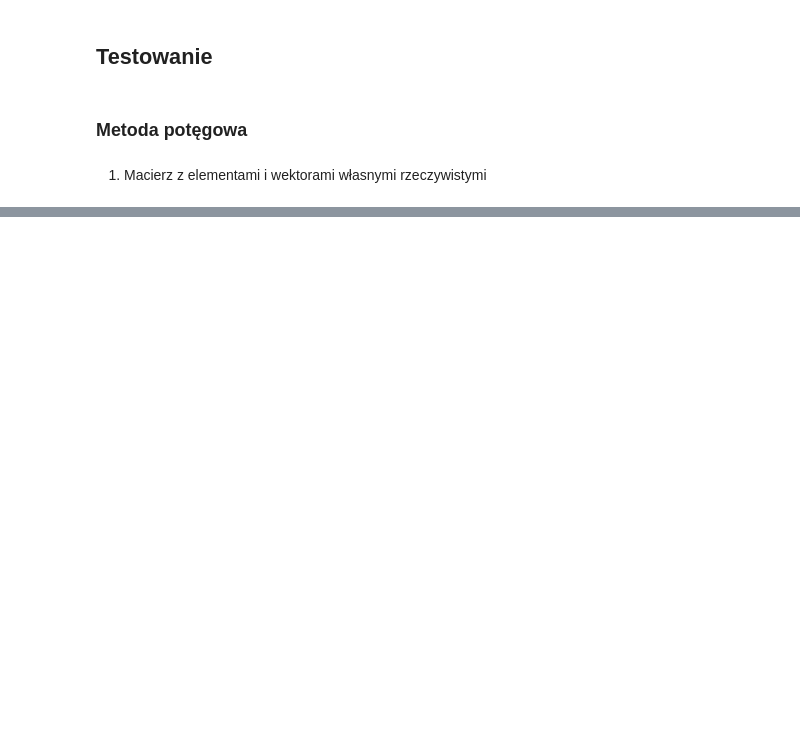
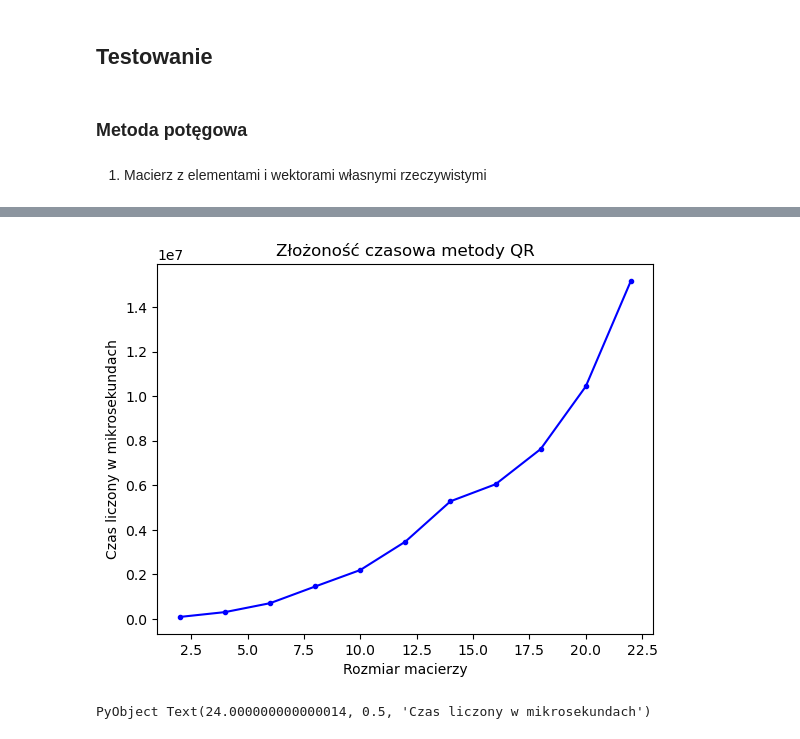
Before and after one commit to jakubkorczakowski/awid-project, a Jupyter notebook: WyznaczanieWartosciWlasnych.ipynb, the cells around one changed output, grey strips where cells are left out. Cells and saved outputs as stored; diff of their text form; code cells hidden in the pictures; blank space fills up the shorter version.

```diff
--- a/WyznaczanieWartosciWlasnych.ipynb
+++ b/WyznaczanieWartosciWlasnych.ipynb
@@ -823,0 +918,8 @@ vectors:
+# %%
+plot(i_values, mean_time_qr, "b.-")
+title("Złożoność czasowa metody QR")
+xlabel("Rozmiar macierzy")
+ylabel("Czas liczony w mikrosekundach")
+# %% [output]
+[figure, added]
+PyObject Text(24.000000000000014, 0.5, 'Czas liczony w mikrosekundach')
```
Also changed, not shown: parts of 45 cells of this notebook.
